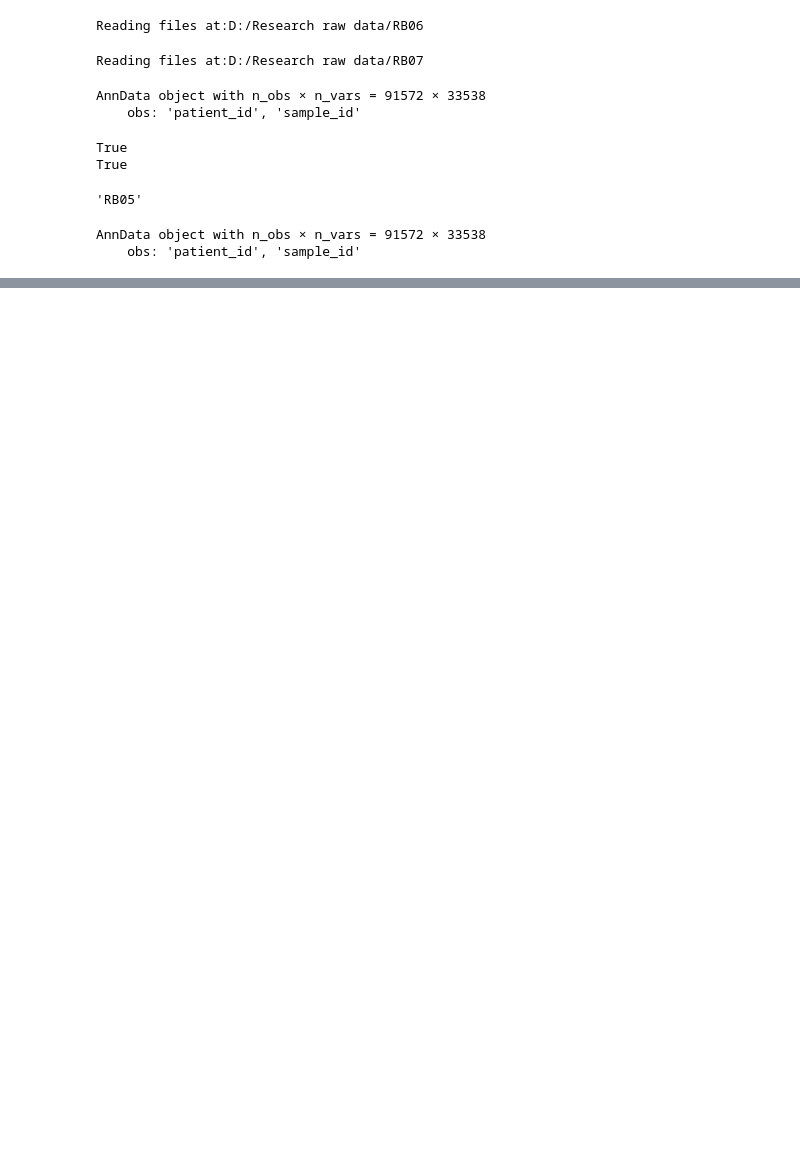
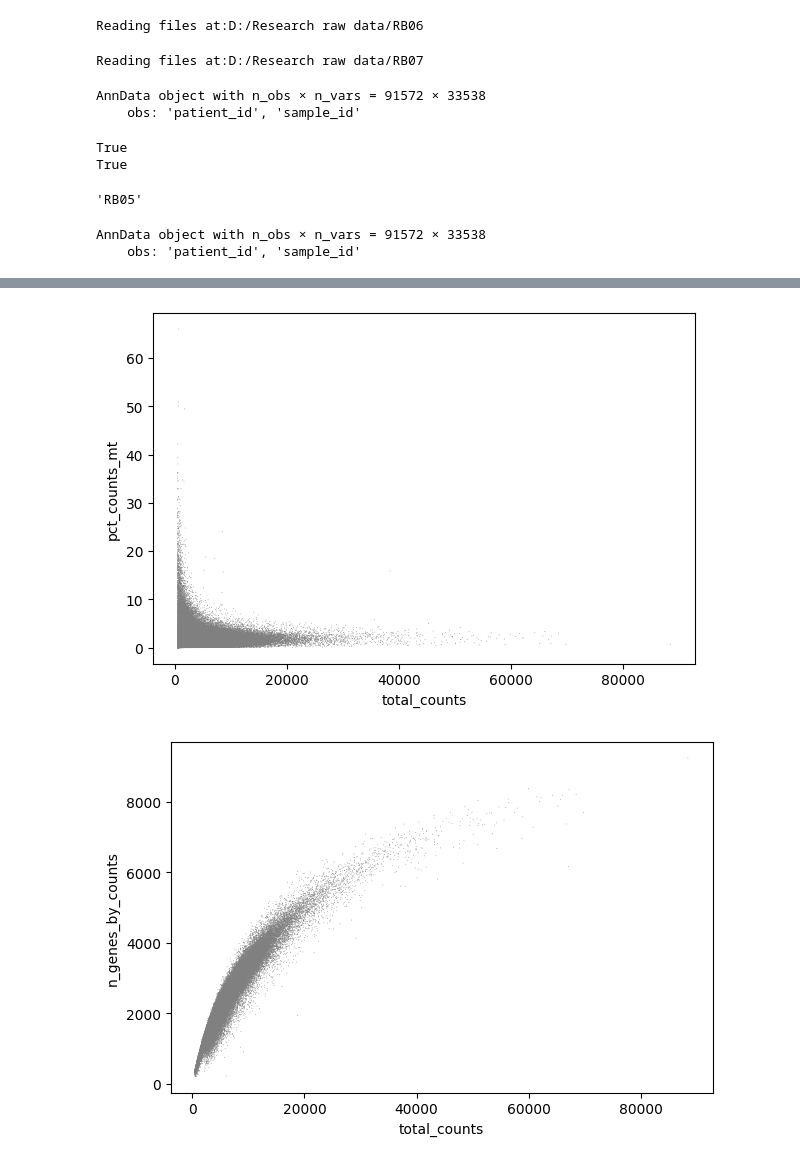
Before and after one commit to tuonglab/Charlotte, a Jupyter notebook: notebooks/medi7281.ipynb, the cells around one changed output, grey strips where cells are left out. Saved outputs shown, nothing was run; the diff lists cells and outputs as text; code cells hidden in the pictures; blank space fills up the shorter version.

```diff
--- a/notebooks/medi7281.ipynb
+++ b/notebooks/medi7281.ipynb
@@ -85,0 +119,6 @@ adata_rb.write_h5ad("D:/Research raw data/adata_rb.h5ad", compression="gzip")
+# %%
+sc.pl.scatter(adata_rb, x='total_counts', y='pct_counts_mt')
+sc.pl.scatter(adata_rb, x='total_counts', y='n_genes_by_counts')
+# %% [output]
+[figure, added]
+[figure, added]
```
Also changed, not shown: parts of 35 cells of this notebook.
